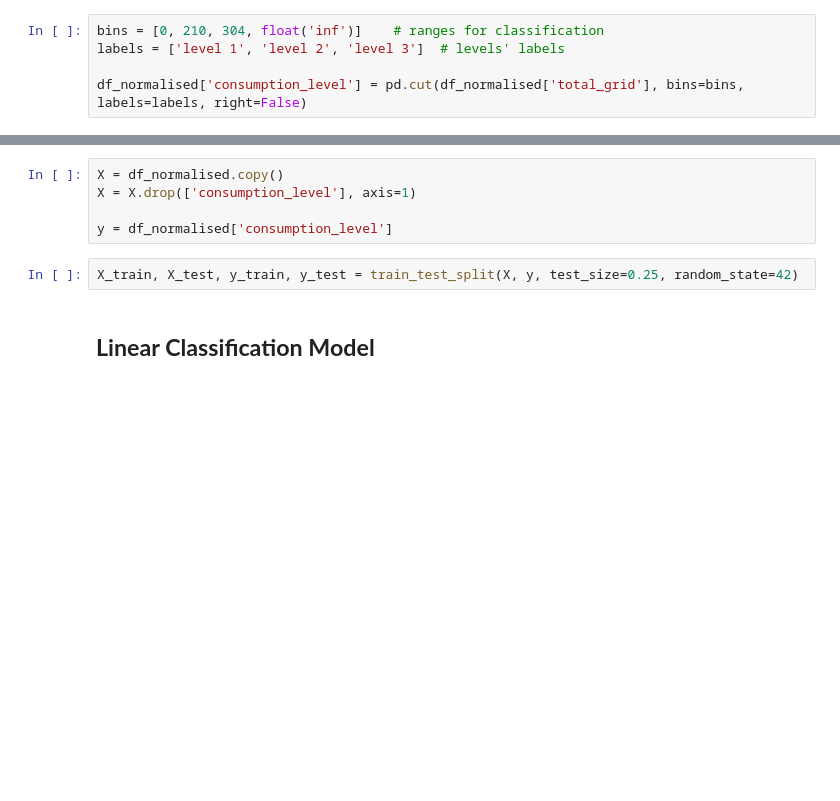
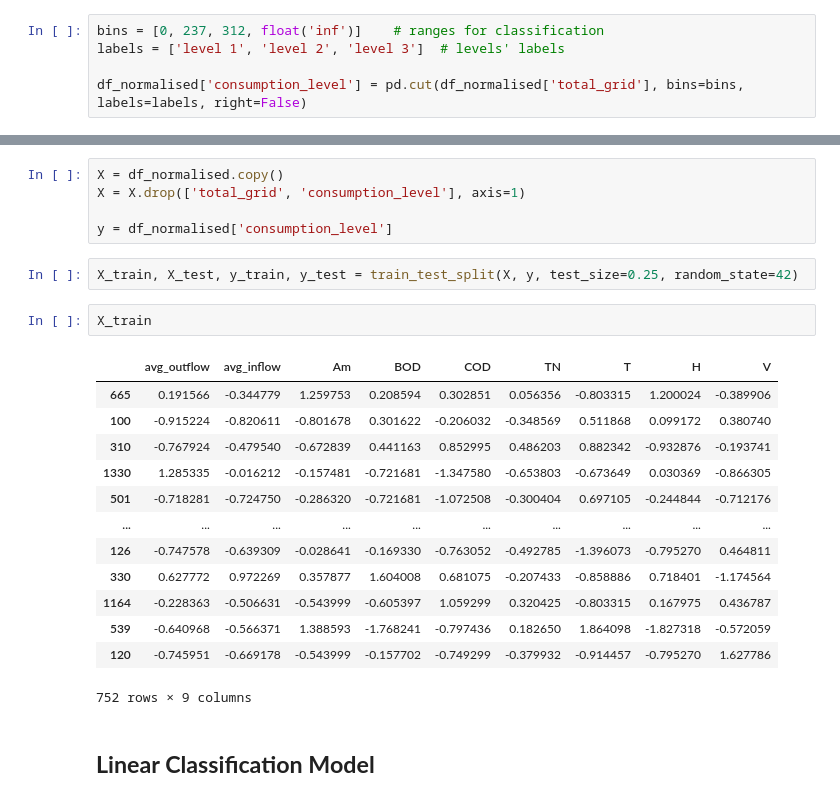
Before and after one commit to felypemaciel/ica2024, a Jupyter notebook: homework3.ipynb, the cells around one changed output, grey strips where cells are left out. Saved outputs shown, nothing was run; the diff lists cells and outputs as text; blank space fills up the shorter version.

```diff
--- a/homework3.ipynb
+++ b/homework3.ipynb
@@ -80,7 +103,7 @@ df_normalised[columns_to_plot] = (df[columns_to_plot] - means) / stds
 # %% [markdown]
 ### **Classes Definition**
 # %%
-bins = [0, 210, 304, float('inf')]    # ranges for classification
+bins = [0, 237, 312, float('inf')]    # ranges for classification
 labels = ['level 1', 'level 2', 'level 3']  # levels' labels
 
 df_normalised['consumption_level'] = pd.cut(df_normalised['total_grid'], bins=bins, labels=labels, right=False)
@@ -111,10 +129,26 @@ from sklearn.metrics import accuracy_score, classification_report
 # %%
 X = df_normalised.copy()
-X = X.drop(['consumption_level'], axis=1)
+X = X.drop(['total_grid', 'consumption_level'], axis=1)
 
 y = df_normalised['consumption_level']
 # %%
 X_train, X_test, y_train, y_test = train_test_split(X, y, test_size=0.25, random_state=42)
+# %%
+X_train
+# %% [output]
+|  | avg_outflow | avg_inflow | Am | BOD | COD | TN | T | H | V |
+| 665 | 0.191566 | -0.344779 | 1.259753 | 0.208594 | 0.302851 | 0.056356 | -0.803315 | 1.200024 | -0.389906 |
+| 100 | -0.915224 | -0.820611 | -0.801678 | 0.301622 | -0.206032 | -0.348569 | 0.511868 | 0.099172 | 0.380740 |
+| 310 | -0.767924 | -0.479540 | -0.672839 | 0.441163 | 0.852995 | 0.486203 | 0.882342 | -0.932876 | -0.193741 |
+| 1330 | 1.285335 | -0.016212 | -0.157481 | -0.721681 | -1.347580 | -0.653803 | -0.673649 | 0.030369 | -0.866305 |
+| 501 | -0.718281 | -0.724750 | -0.286320 | -0.721681 | -1.072508 | -0.300404 | 0.697105 | -0.244844 | -0.712176 |
+| ... | ... | ... | ... | ... | ... | ... | ... | ... | ... |
+| 126 | -0.747578 | -0.639309 | -0.028641 | -0.169330 | -0.763052 | -0.492785 | -1.396073 | -0.795270 | 0.464811 |
+| 330 | 0.627772 | 0.972269 | 0.357877 | 1.604008 | 0.681075 | -0.207433 | -0.858886 | 0.718401 | -1.174564 |
+| 1164 | -0.228363 | -0.506631 | -0.543999 | -0.605397 | 1.059299 | 0.320425 | -0.803315 | 0.167975 | 0.436787 |
+| 539 | -0.640968 | -0.566371 | 1.388593 | -1.768241 | -0.797436 | 0.182650 | 1.864098 | -1.827318 | -0.572059 |
+| 120 | -0.745951 | -0.669178 | -0.543999 | -0.157702 | -0.749299 | -0.379932 | -0.914457 | -0.795270 | 1.627786 |
+752 rows × 9 columns
 # %% [markdown]
 ## **Linear Classification Model**
 # %% [markdown]
```
Also changed, not shown: parts of 55 cells of this notebook, 3 other files.
